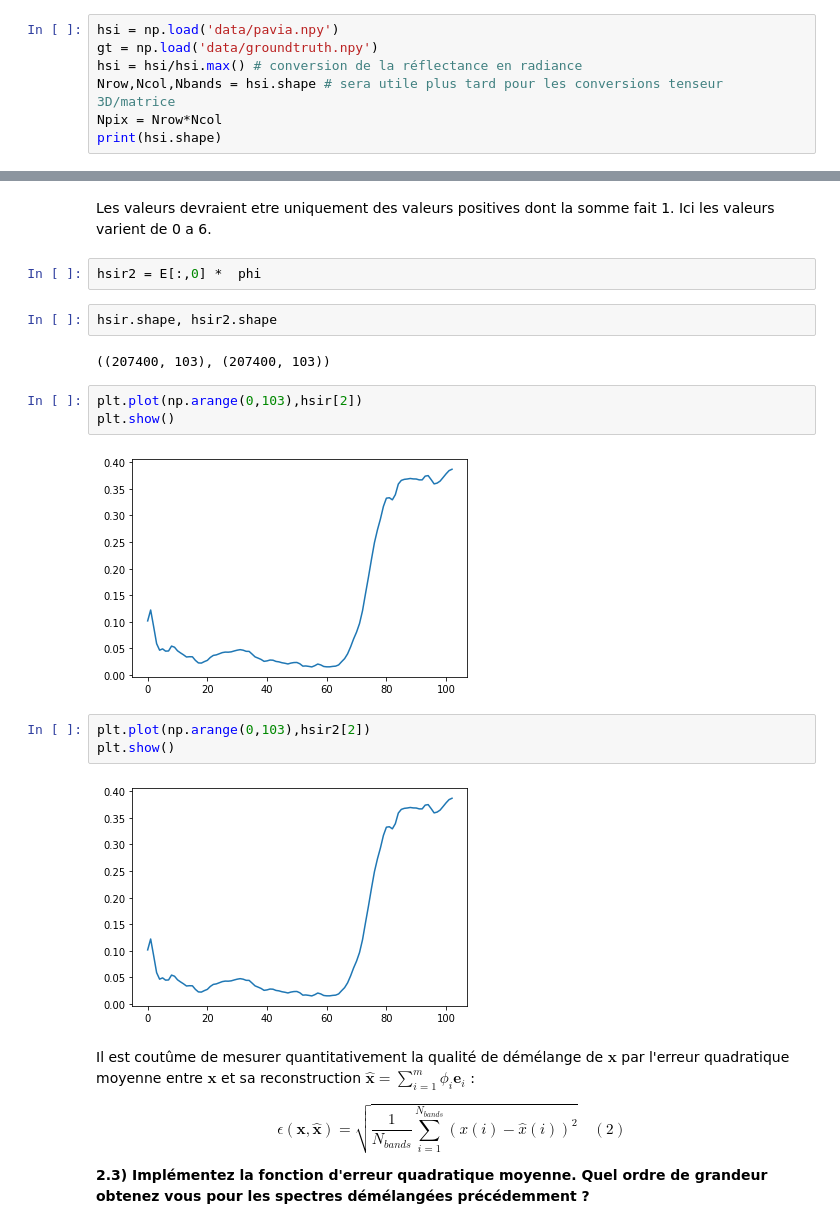
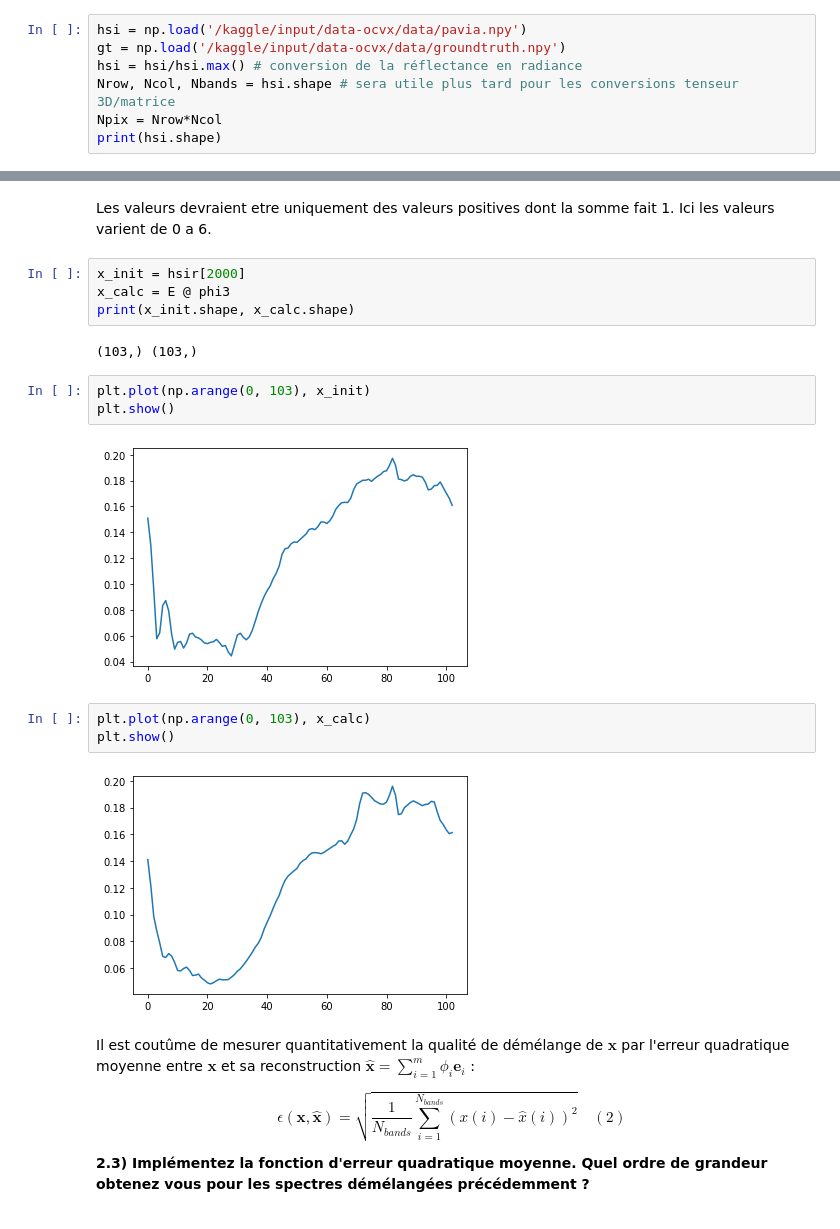
Before and after one commit to DemyCode/ocvx_2, a Jupyter notebook: TP_demelange.ipynb, the cells around one changed output, grey strips where cells are left out. Saved outputs shown, nothing was run; the diff lists cells and outputs as text.

```diff
--- a/TP_demelange.ipynb
+++ b/TP_demelange.ipynb
@@ -24,8 +28,8 @@ Les données sont de suite normalisées entre 0 et 1 (correspondant à peu près
 # %%
-hsi = np.load('data/pavia.npy')
-gt = np.load('data/groundtruth.npy')
+hsi = np.load('/kaggle/input/data-ocvx/data/pavia.npy')
+gt = np.load('/kaggle/input/data-ocvx/data/groundtruth.npy')
 hsi = hsi/hsi.max() # conversion de la réflectance en radiance
-Nrow,Ncol,Nbands = hsi.shape # sera utile plus tard pour les conversions tenseur 3D/matrice
+Nrow, Ncol, Nbands = hsi.shape # sera utile plus tard pour les conversions tenseur 3D/matrice
 Npix = Nrow*Ncol
 print(hsi.shape)
 # %% [output]
@@ -196,22 +195,22 @@ phi3.max()
 **2.2) En théorie, quelle devrait être la composition du vecteur d'abondances $\boldsymbol \phi$? Et qu'en est-il en pratique ? Comparez graphiquement le spectre initial $\mathbf{x}$ avec sa reconstruction $\hat{\mathbf{x}} = \mathbf{E}\boldsymbol \phi$**
 # %% [markdown]
 Les valeurs devraient etre uniquement des valeurs positives dont la somme fait 1. Ici les valeurs varient de 0 a 6.
-# %%
-hsir2 = E[:,0] *  phi
-# %%
-hsir.shape, hsir2.shape
-# %% [output]
-((207400, 103), (207400, 103))
+# %%
+x_init = hsir[2000]
+x_calc = E @ phi3
+print(x_init.shape, x_calc.shape)
+# %% [output]
+(103,) (103,)
 # %%
-plt.plot(np.arange(0,103),hsir[2])
+plt.plot(np.arange(0, 103), x_init)
 plt.show()
 # %% [output]
-[figure, old version]
+[figure, new version]
 # %%
-plt.plot(np.arange(0,103),hsir2[2])
+plt.plot(np.arange(0, 103), x_calc)
 plt.show()
 # %% [output]
-[figure, old version]
+[figure, new version]
 # %% [markdown]
 Il est coutûme de mesurer quantitativement la qualité de démélange de $\mathbf{x}$ par l'erreur quadratique moyenne entre $\mathbf{x}$ et sa reconstruction $\mathbf{\hat{x}} = \sum_{i=1}^m \phi_i \mathbf{e}_i$ :
 
```
Also changed, not shown: parts of 18 cells of this notebook, 1 other file.
